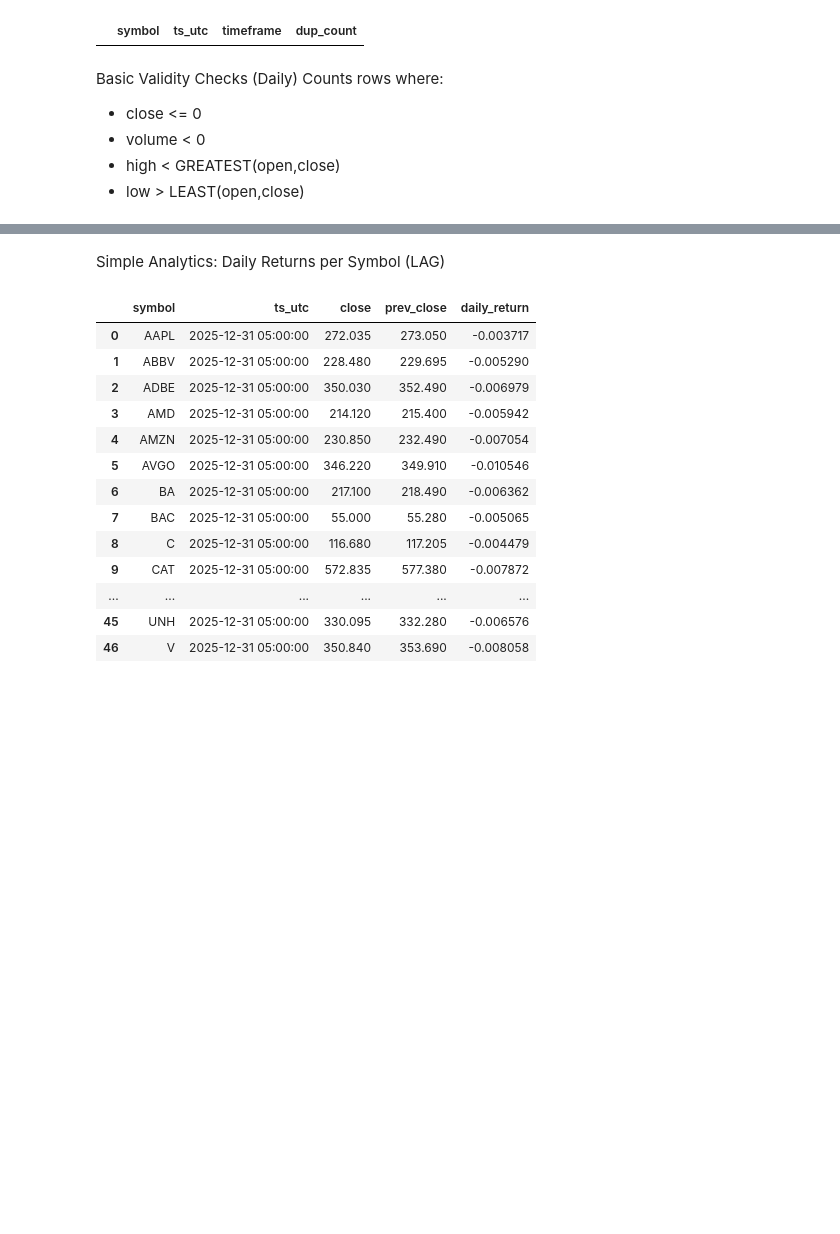
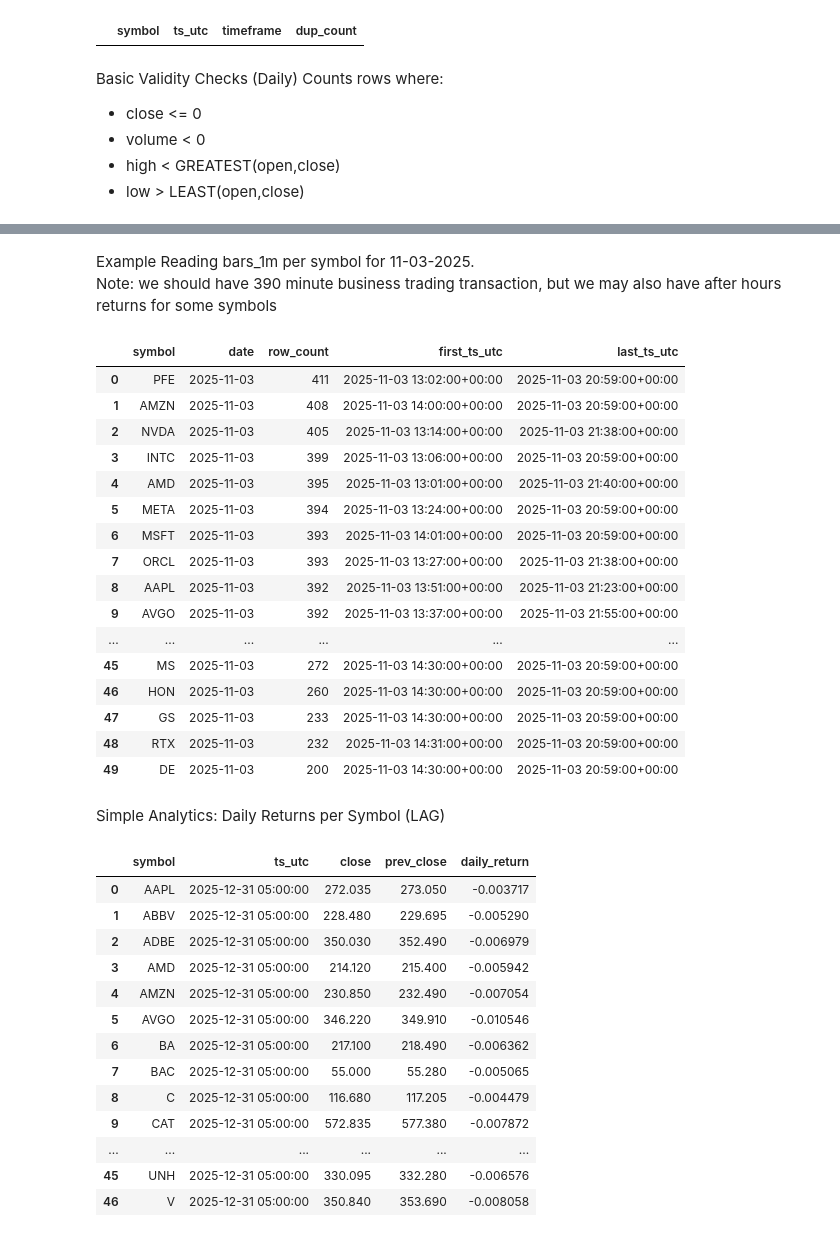
Before and after one commit to christophermoverton/fintech-market-ingestion, a Jupyter notebook: reports/01_duckdb_check_queries.ipynb, the cells around one changed output, grey strips where cells are left out. Cells and saved outputs as stored; diff of their text form; code cells hidden in the pictures; blank space fills up the shorter version.

```diff
--- a/reports/01_duckdb_check_queries.ipynb
+++ b/reports/01_duckdb_check_queries.ipynb
@@ -208,3 +208,39 @@ daily_validity
+# %% [markdown]
+Example Reading bars_1m per symbol for 11-03-2025.
+Note: we should have 390 minute business trading transaction,
+but we may also have after hours returns for some symbols
+# %%
+onem_example_coverage = con.execute(f"""
+SELECT
+  symbol,
+  date,
+  COUNT(*) AS row_count,
+  MIN(ts_utc) AS first_ts_utc,
+  MAX(ts_utc) AS last_ts_utc
+FROM read_parquet('../data/curated/bars_1m/symbol=*/date=2025-11-03/*.parquet')
+GROUP BY 1, 2
+ORDER BY row_count DESC, symbol;
+""").df()
+
+onem_example_coverage
+# %% [output]
+|  | symbol | date | row_count | first_ts_utc | last_ts_utc |
+| 0 | PFE | 2025-11-03 | 411 | 2025-11-03 13:02:00+00:00 | 2025-11-03 20:59:00+00:00 |
+| 1 | AMZN | 2025-11-03 | 408 | 2025-11-03 14:00:00+00:00 | 2025-11-03 20:59:00+00:00 |
+| 2 | NVDA | 2025-11-03 | 405 | 2025-11-03 13:14:00+00:00 | 2025-11-03 21:38:00+00:00 |
+| 3 | INTC | 2025-11-03 | 399 | 2025-11-03 13:06:00+00:00 | 2025-11-03 20:59:00+00:00 |
+| 4 | AMD | 2025-11-03 | 395 | 2025-11-03 13:01:00+00:00 | 2025-11-03 21:40:00+00:00 |
+| 5 | META | 2025-11-03 | 394 | 2025-11-03 13:24:00+00:00 | 2025-11-03 20:59:00+00:00 |
+| 6 | MSFT | 2025-11-03 | 393 | 2025-11-03 14:01:00+00:00 | 2025-11-03 20:59:00+00:00 |
+| 7 | ORCL | 2025-11-03 | 393 | 2025-11-03 13:27:00+00:00 | 2025-11-03 21:38:00+00:00 |
+| 8 | AAPL | 2025-11-03 | 392 | 2025-11-03 13:51:00+00:00 | 2025-11-03 21:23:00+00:00 |
+| 9 | AVGO | 2025-11-03 | 392 | 2025-11-03 13:37:00+00:00 | 2025-11-03 21:55:00+00:00 |
+| ... | ... | ... | ... | ... | ... |
+| 45 | MS | 2025-11-03 | 272 | 2025-11-03 14:30:00+00:00 | 2025-11-03 20:59:00+00:00 |
+| 46 | HON | 2025-11-03 | 260 | 2025-11-03 14:30:00+00:00 | 2025-11-03 20:59:00+00:00 |
+| 47 | GS | 2025-11-03 | 233 | 2025-11-03 14:30:00+00:00 | 2025-11-03 20:59:00+00:00 |
+| 48 | RTX | 2025-11-03 | 232 | 2025-11-03 14:31:00+00:00 | 2025-11-03 20:59:00+00:00 |
+| 49 | DE | 2025-11-03 | 200 | 2025-11-03 14:30:00+00:00 | 2025-11-03 20:59:00+00:00 |
 # %% [markdown]
 Simple Analytics: Daily Returns per Symbol (LAG)
 # %%
```
Also changed, not shown: parts of 7 cells of this notebook, 4 other files.
